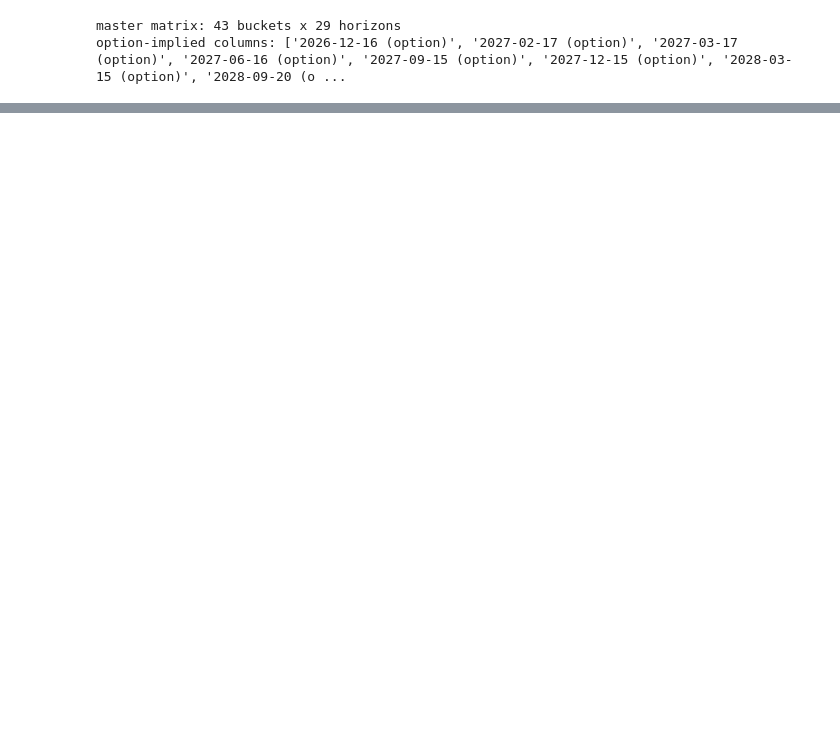
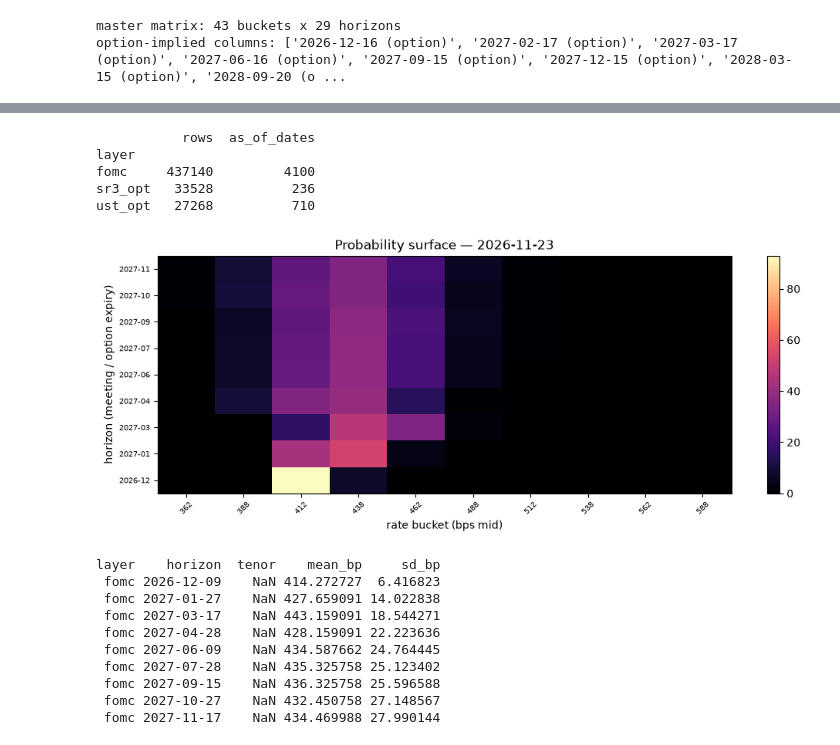
Before and after one commit to ssaurbier/FFR-futures, a Jupyter notebook: notebooks/fedwatch_30y.ipynb, the cells around one changed output, grey strips where cells are left out. Saved outputs shown, nothing was run; the diff lists cells and outputs as text; code cells hidden in the pictures; blank space fills up the shorter version.

```diff
--- a/notebooks/fedwatch_30y.ipynb
+++ b/notebooks/fedwatch_30y.ipynb
@@ -276,0 +272,32 @@ minimised by the OTM-only filter.
+# %%
+# --- load / build the surface cube (build_surface() for a full rebuild)
+from fedwatch import surface as sf
+try:
+    surf = sf.load_surface()
+    print(surf.groupby('layer').agg(rows=('p', 'size'), as_of_dates=('as_of', 'nunique')).to_string())
+except FileNotFoundError:
+    surf = sf.build_surface()
+# %% [output]
+           rows  as_of_dates
+layer
+fomc     437140         4100
+sr3_opt   33528          236
+ust_opt   27268          710
+# %%
+# --- one pane: all horizons x buckets at the latest as-of
+latest = surf['as_of'].max()
+im = fp.plot_surface_pane(surf, latest)
+plt.gcf().set_size_inches(12, 4); plt.colorbar(im); plt.show()
+print(sf.expected_path(surf, latest).tail(12).to_string(index=False))
+# %% [output]
+[figure, added]
+layer    horizon  tenor    mean_bp     sd_bp
+ fomc 2026-12-09    NaN 414.272727  6.416823
+ fomc 2027-01-27    NaN 427.659091 14.022838
+ fomc 2027-03-17    NaN 443.159091 18.544271
+ fomc 2027-04-28    NaN 428.159091 22.223636
+ fomc 2027-06-09    NaN 434.587662 24.764445
+ fomc 2027-07-28    NaN 435.325758 25.123402
+ fomc 2027-09-15    NaN 436.325758 25.596588
+ fomc 2027-10-27    NaN 432.450758 27.148567
+ fomc 2027-11-17    NaN 434.469988 27.990144
```
Also changed, not shown: parts of 6 cells of this notebook, 8 other files.
